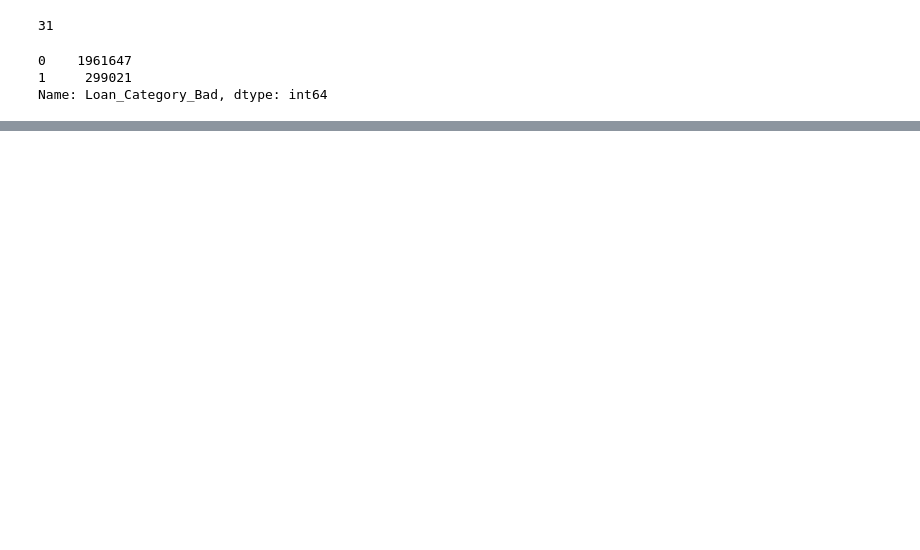
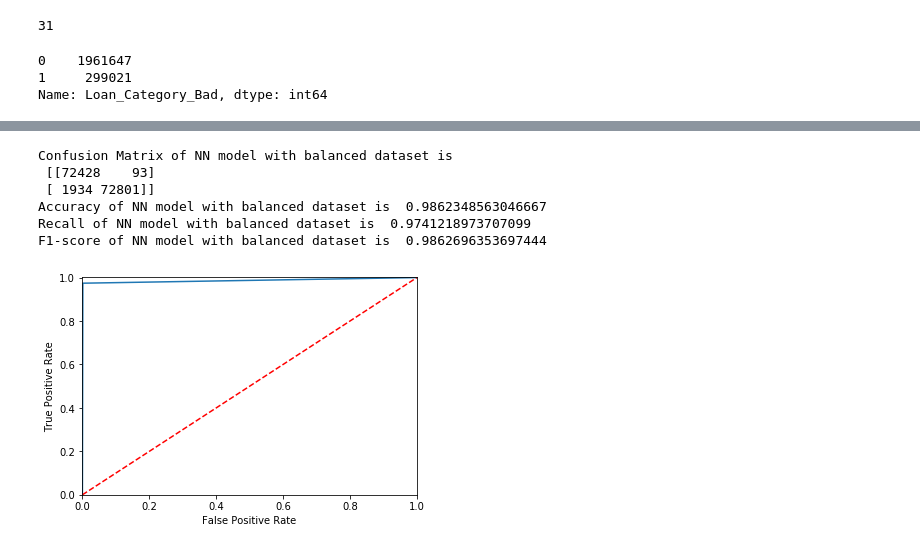
Before and after one commit to circe201/lending_club_loan_data_analysis, a Jupyter notebook: 4_training.ipynb, the cells around one changed output, grey strips where cells are left out. Drawn from its saved outputs; the diff is of its cells as text; code cells hidden in the pictures; blank space fills up the shorter version.

```diff
--- a/4_training.ipynb
+++ b/4_training.ipynb
@@ -170,0 +250,11 @@ SyntaxError: invalid syntax (<ipython-input-19-853102ee12a5>, line 3)
+# %%
+trainX_nn_2, testX_nn_2, trainY_nn_2, testY_nn_2 = train_test_split(X_list,y_list)
+# %%
+model = tf.keras.models.Sequential()
+model.add(tf.keras.layers.Dense(200, activation='relu'))
+model.add(tf.keras.layers.Dense(150, activation='relu'))
+model.add(tf.keras.layers.Dense(1, activation='sigmoid'))
+
+model.compile(optimizer='adam', loss='binary_crossentropy', metrics=['accuracy'])
+history_2 = model.fit (trainX_nn_2,trainY_nn_2, epochs=20, batch_size=32, validation_split=0.3)
+model.summary()
@@ -170,0 +279,26 @@ SyntaxError: invalid syntax (<ipython-input-19-853102ee12a5>, line 3)
+# %%
+predictedY_nn_2 = model.predict(testX_nn_2)
+predictedY_nn_2_argmaxed = []
+for p in predictedY_nn_2:
+    if p>.5 :
+        p = 1
+    else :
+        p =0
+    predictedY_nn_2_argmaxed.append(p)
+
+print ('Confusion Matrix of NN model with balanced dataset is \n',confusion_matrix(testY_nn_2, predictedY_nn_2_argmaxed))
+print ('Accuracy of NN model with balanced dataset is ',accuracy_score(testY_nn_2, predictedY_nn_2_argmaxed))
+print ('Recall of NN model with balanced dataset is ',recall_score(testY_nn_2, predictedY_nn_2_argmaxed))
+print ('F1-score of NN model with balanced dataset is ',f1_score(testY_nn_2, predictedY_nn_2_argmaxed))
+# %% [output]
+Confusion Matrix of NN model with balanced dataset is
+ [[72428    93]
+ [ 1934 72801]]
+Accuracy of NN model with balanced dataset is  0.9862348563046667
+Recall of NN model with balanced dataset is  0.9741218973707099
+F1-score of NN model with balanced dataset is  0.9862696353697444
+# %%
+fpr_nn, tpr_nn, threshold_nn = roc_curve(testY_nn_2, predictedY_nn_2_argmaxed)
+show_roc_curve(fpr_nn, tpr_nn)
+# %% [output]
+[figure, added]
```
Also changed, not shown: parts of 31 cells of this notebook.
